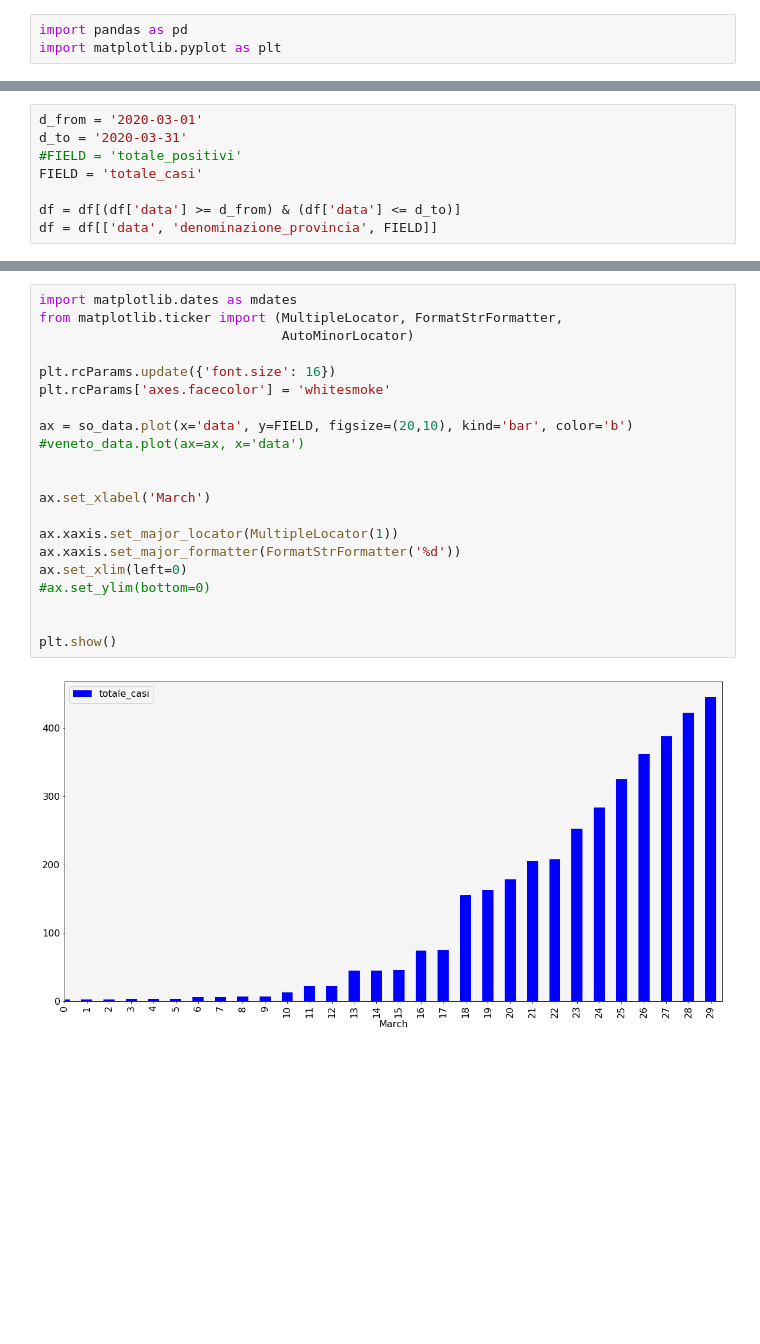
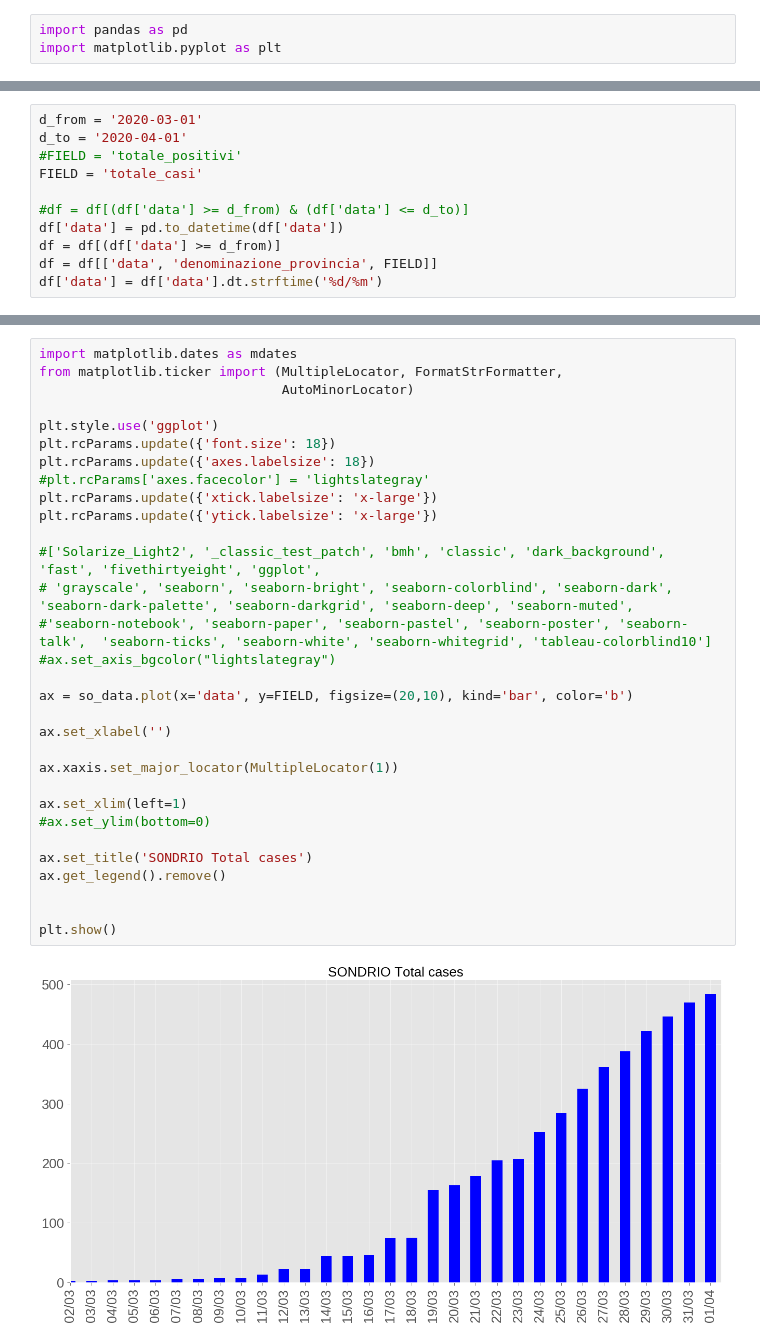
Before and after one commit to gcatanese/Corona-Virus-WHO-Data, a Jupyter notebook: jupyter/ITA_provinces_plotting.ipynb, the cells around one changed output, grey strips where cells are left out. Saved outputs shown, nothing was run; the diff lists cells and outputs as text; blank space fills up the shorter version.

Commit message:
Style chart

```diff
--- a/jupyter/ITA_provinces_plotting.ipynb
+++ b/jupyter/ITA_provinces_plotting.ipynb
@@ -14,11 +7,14 @@ df = pd.read_csv(filename)
 # %%
 d_from = '2020-03-01'
-d_to = '2020-03-31'
+d_to = '2020-04-01'
 #FIELD = 'totale_positivi'
 FIELD = 'totale_casi'
 
-df = df[(df['data'] >= d_from) & (df['data'] <= d_to)]
+#df = df[(df['data'] >= d_from) & (df['data'] <= d_to)]
+df['data'] = pd.to_datetime(df['data'])
+df = df[(df['data'] >= d_from)]
 df = df[['data', 'denominazione_provincia', FIELD]]
+df['data'] = df['data'].dt.strftime('%d/%m')
 # %%
 
 so_data = df[df['denominazione_provincia'].isin(['Sondrio'])]
@@ -45,23 +35,33 @@ so_data
 # %%
 import matplotlib.dates as mdates
 from matplotlib.ticker import (MultipleLocator, FormatStrFormatter,
                                AutoMinorLocator)
 
-plt.rcParams.update({'font.size': 16})
-plt.rcParams['axes.facecolor'] = 'whitesmoke'
+plt.style.use('ggplot')
+plt.rcParams.update({'font.size': 18})
+plt.rcParams.update({'axes.labelsize': 18})
+#plt.rcParams['axes.facecolor'] = 'lightslategray'
+plt.rcParams.update({'xtick.labelsize': 'x-large'})
+plt.rcParams.update({'ytick.labelsize': 'x-large'})
+
+#['Solarize_Light2', '_classic_test_patch', 'bmh', 'classic', 'dark_background', 'fast', 'fivethirtyeight', 'ggplot',
+# 'grayscale', 'seaborn', 'seaborn-bright', 'seaborn-colorblind', 'seaborn-dark', 'seaborn-dark-palette', 'seaborn-darkgrid', 'seaborn-deep', 'seaborn-muted',
+#'seaborn-notebook', 'seaborn-paper', 'seaborn-pastel', 'seaborn-poster', 'seaborn-talk',  'seaborn-ticks', 'seaborn-white', 'seaborn-whitegrid', 'tableau-colorblind10']
+#ax.set_axis_bgcolor("lightslategray")
 
 ax = so_data.plot(x='data', y=FIELD, figsize=(20,10), kind='bar', color='b')
-#veneto_data.plot(ax=ax, x='data')
 
-
-ax.set_xlabel('March')
+ax.set_xlabel('')
 
 ax.xaxis.set_major_locator(MultipleLocator(1))
-ax.xaxis.set_major_formatter(FormatStrFormatter('%d'))
-ax.set_xlim(left=0)
+
+ax.set_xlim(left=1)
 #ax.set_ylim(bottom=0)
+
+ax.set_title('SONDRIO Total cases')
+ax.get_legend().remove()
 
 
 plt.show()
 # %% [output]
-[figure, old version]
+[figure, new version]
```
Also changed, not shown: parts of 2 cells of this notebook.
